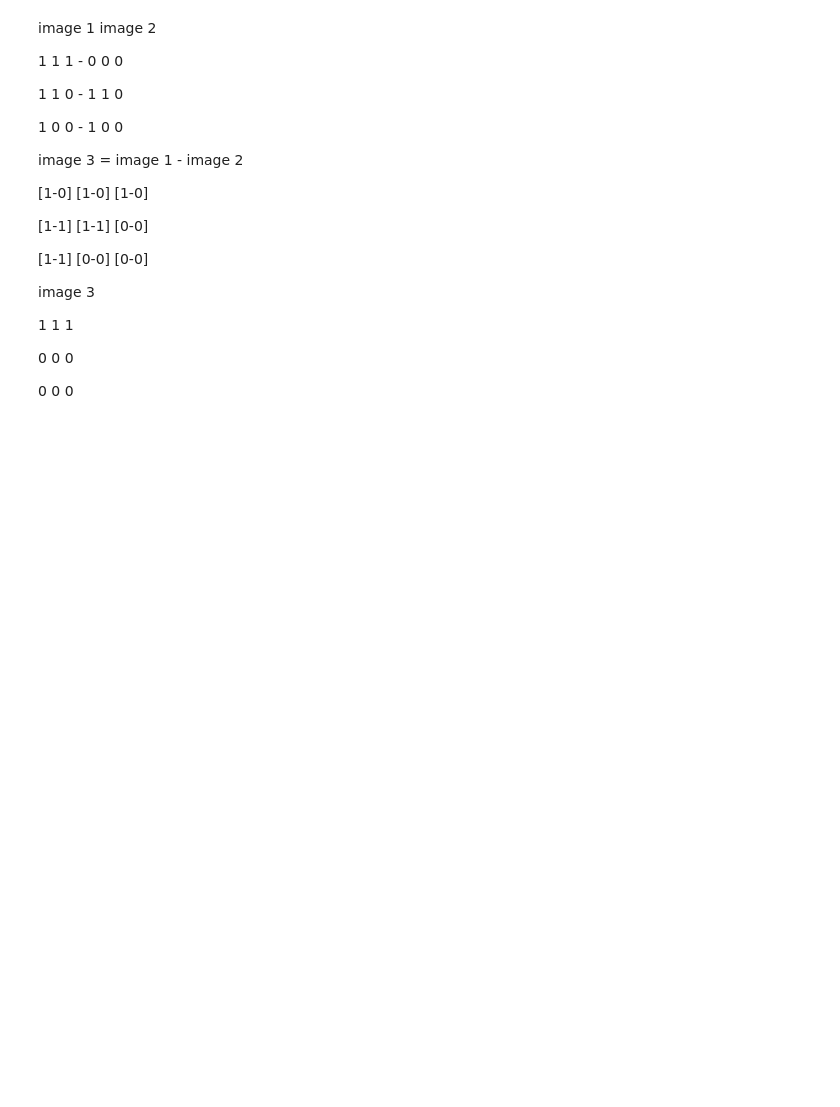
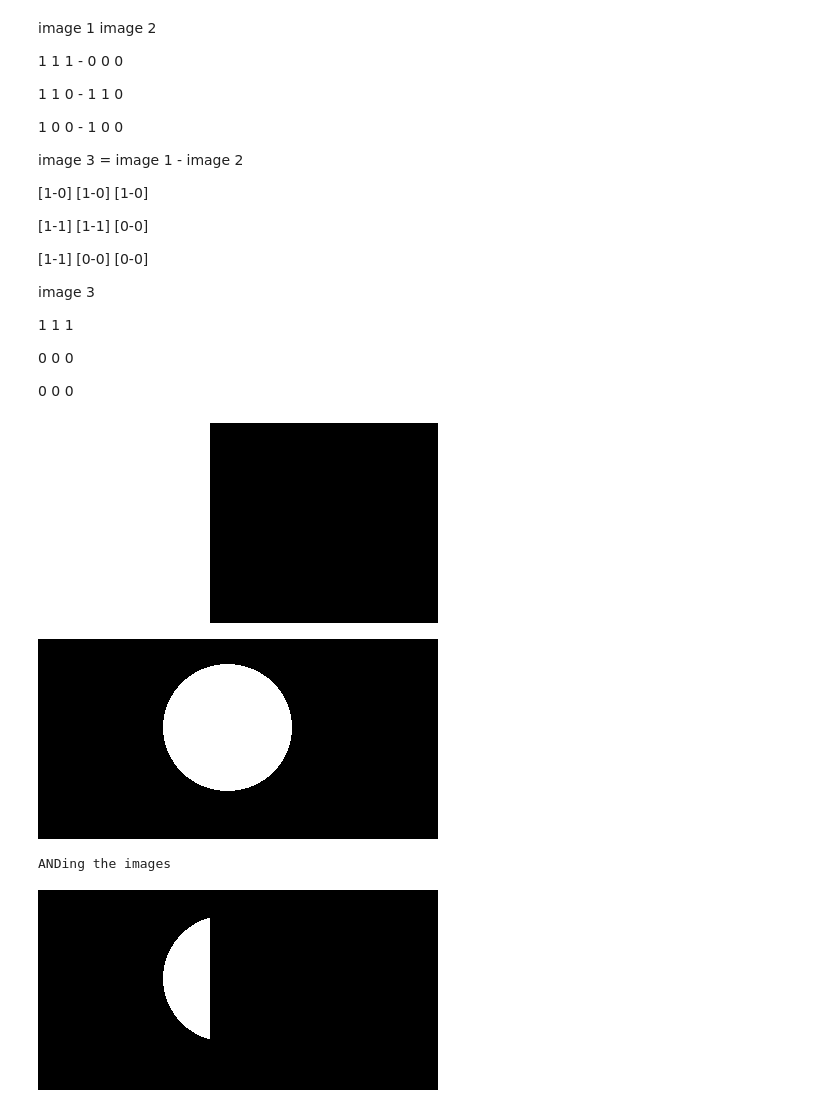
Before and after one commit to a-forty-two/cylons, a Jupyter notebook: 05_Image_Processing.ipynb, the cells around one changed output. Drawn from its saved outputs; the diff is of its cells as text; code cells hidden in the pictures; blank space fills up the shorter version.

```diff
--- a/05_Image_Processing.ipynb
+++ b/05_Image_Processing.ipynb
@@ -84,3 +84,28 @@ image 3
 0   0  0
 
 0   0  0
+# %%
+# & | XOR, NAND
+# XOR -> 0 & 0 is 0, 1 & 1 is also 0! Only either of them needs to be 1 for XOR gate
+
+import cv2
+import numpy as np
+
+from google.colab.patches import cv2_imshow # Only on Google Colab
+
+i1 = cv2.imread('bg3.png')
+i2 = cv2.imread('bg4.png')
+
+i_and = cv2.bitwise_and(i2, i1, mask=None)
+cv2_imshow(i1)
+cv2_imshow(i2)
+print('ANDing the images')
+cv2_imshow(i_and)
+
+if cv2.waitKey(0) & 0xff == 27: # GARBAGE cleaning from memory
+  cv2.destroyAllWindows()
+# %% [output]
+[figure, added]
+[figure, added]
+ANDing the images
+[figure, added]
```
Also changed, not shown: parts of 3 cells of this notebook.
